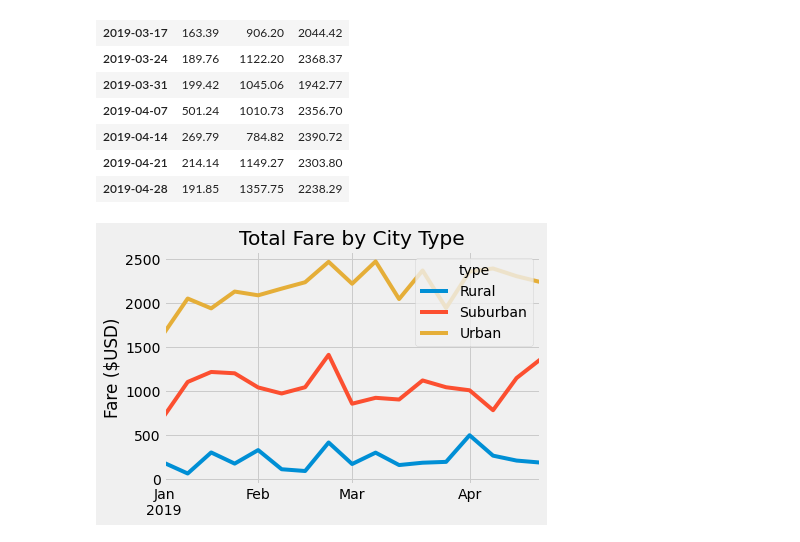
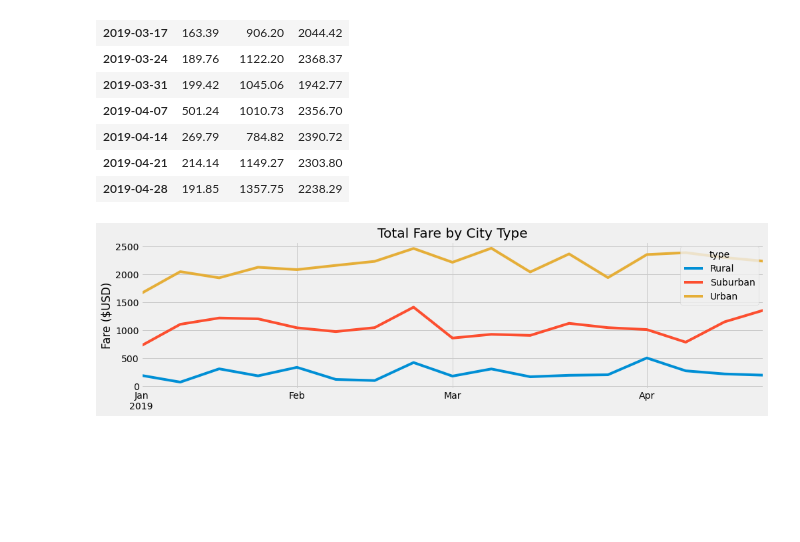
Before and after one commit to apiispanen/PyBer_Analysis, a Jupyter notebook: PyBer_Challenge.ipynb, the cells around one changed output. Cells and saved outputs as stored; diff of their text form; code cells hidden in the pictures; blank space fills up the shorter version.

Commit message:
Graph Updates

```diff
--- a/PyBer_Challenge.ipynb
+++ b/PyBer_Challenge.ipynb
@@ -240,16 +240,19 @@ pyber_data_1q2019
 | 2019-04-28 | 191.85 | 1357.75 | 2238.29 |
 # %%
 # 8. Using the object-oriented interface method, plot the resample DataFrame using the df.plot() function.
-pyber_data_1q2019.plot()
+ax=[0,0,1,1]
+pyber_data_1q2019.plot(scalex=True, figsize=(15,5))
 plt.title("Total Fare by City Type")
 plt.xlabel('')
 plt.ylabel("Fare ($USD)")
-plt.savefig("analysis/PyBer_fare_summary.png")
-plt.xlim()
 
 # Import the style from Matplotlib.
 from matplotlib import style
 # Use the graph style fivethirtyeight.
 style.use('fivethirtyeight')
+plt.tight_layout(pad=3)
+
+plt.savefig("analysis/PyBer_fare_summary.png")
+plt.show()
 # %% [output]
-[figure, old version]
+[figure, new version]
```
Also changed, not shown: 2 other files.
